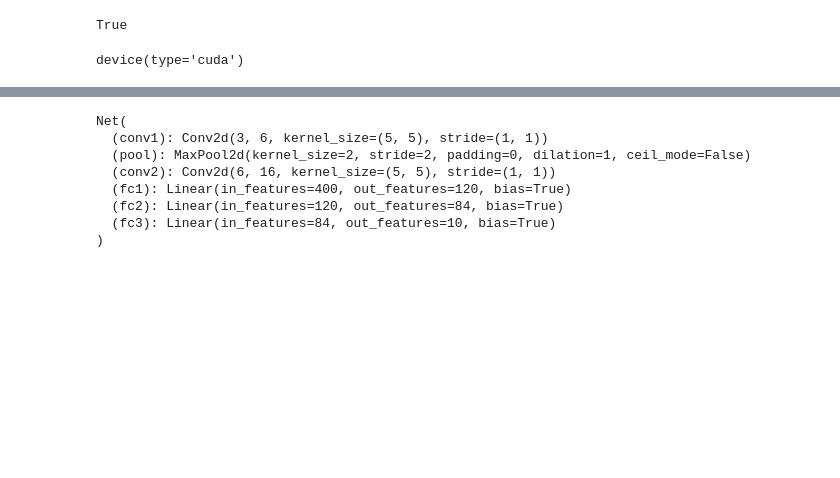
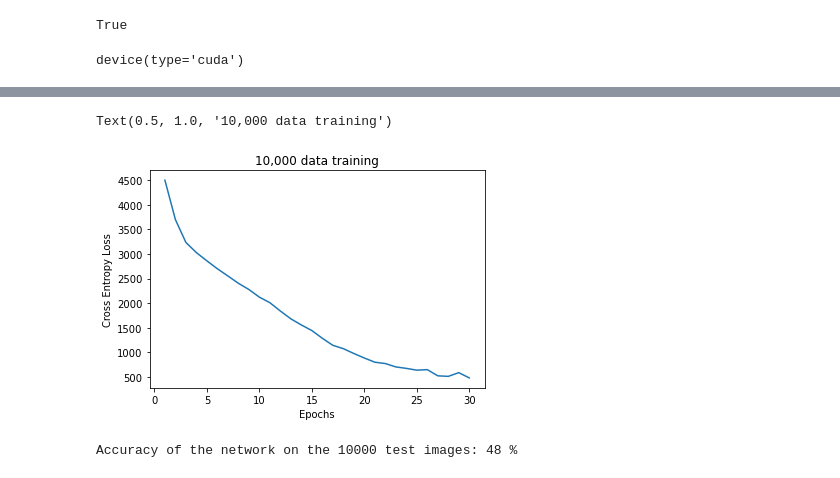
Before and after one commit to MohamadRezaei0/Cifar10-classification-mlp-pytorch, a Jupyter notebook: project2.ipynb, the cells around one changed output, grey strips where cells are left out. Saved outputs shown, nothing was run; the diff lists cells and outputs as text; code cells hidden in the pictures; blank space fills up the shorter version.

Commit message:
train net with all data and plot epochs-loss curve

```diff
--- a/project2.ipynb
+++ b/project2.ipynb
@@ -13,14 +17,8 @@ from dataset import Cifar10
 # %%
-transform = transforms.Compose(
-    [
-        transforms.ToTensor(),
-        transforms.Normalize((0.5, 0.5, 0.5), (0.5, 0.5, 0.5)),
-    ])
+DATASET_PATH = "cifar-10-batches-py/data_batch_1"
+tuningdata = Cifar10(DATASET_PATH, transform)
+tuningloader = DataLoader(tuningdata, batch_size=5, shuffle=True, num_workers=2)
 
-DATASET_PATH = "cifar-10-batches-py/data_batch_1"
-traindata = Cifar10(DATASET_PATH, transform)
-trainloader = DataLoader(traindata, batch_size=5, shuffle=True, num_workers=2)
-
-DATASET_PATH = "cifar-10-batches-py/data_batch_1"
+DATASET_PATH = "cifar-10-batches-py/test_batch"
 testdata = Cifar10(DATASET_PATH, transform)
 testloader = DataLoader(testdata, batch_size=5, shuffle=True, num_workers=2)
@@ -53,3 +32,12 @@ device = torch.device('cuda' if cuda else 'cpu')
 device
 # %% [output]
 device(type='cuda')
+# %%
+epochs = 30
+tuning_model = Net()
+criterion = CrossEntropyLoss()
+optimizer = SGD(tuning_model.parameters(), lr=0.001, momentum=0.9)
+if(cuda):
+    tuning_model.to(device)
+# %%
+hist = tuning_model.train(tuningloader, optimizer, criterion, epochs=epochs)
@@ -55,0 +62,12 @@ device(type='cuda')
+# %%
+plt.plot(range(1, 31), hist)
+plt.xlabel('Epochs')
+plt.ylabel('Cross Entropy Loss')
+plt.title("10,000 data training")
+# %% [output]
+Text(0.5, 1.0, '10,000 data training')
+[figure, added]
+# %%
+tuning_model.score(testloader)
+# %% [output]
+Accuracy of the network on the 10000 test images: 48 %
@@ -56,20 +83,7 @@ device(type='cuda')
 # %%
-import torch.optim as optim
-
-
-net = Net()
-
-criterion = nn.CrossEntropyLoss()
-
-optimizer = optim.SGD(net.parameters(), lr=0.001, momentum=0.9)
-net.to(device)
+model = Net()
+criterion = CrossEntropyLoss()
+optimizer = SGD(model.parameters(), lr=0.001, momentum=0.9)
+if(cuda):
+    model.to(device)
-# %% [output]
-Net(
-  (conv1): Conv2d(3, 6, kernel_size=(5, 5), stride=(1, 1))
-  (pool): MaxPool2d(kernel_size=2, stride=2, padding=0, dilation=1, ceil_mode=False)
-  (conv2): Conv2d(6, 16, kernel_size=(5, 5), stride=(1, 1))
-  (fc1): Linear(in_features=400, out_features=120, bias=True)
-  (fc2): Linear(in_features=120, out_features=84, bias=True)
-  (fc3): Linear(in_features=84, out_features=10, bias=True)
-)
 # %%
```
Also changed, not shown: parts of 8 cells of this notebook, 2 other files.
